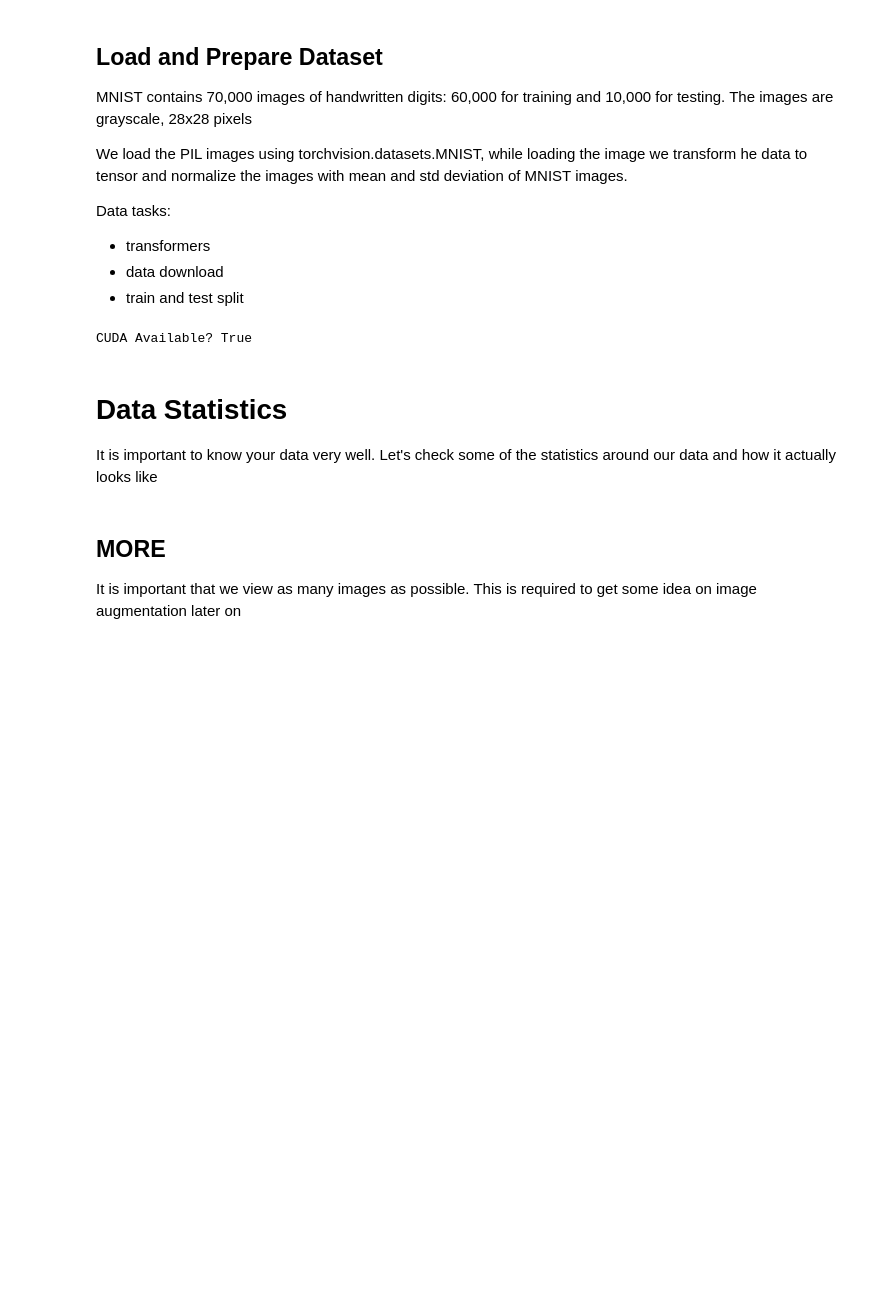
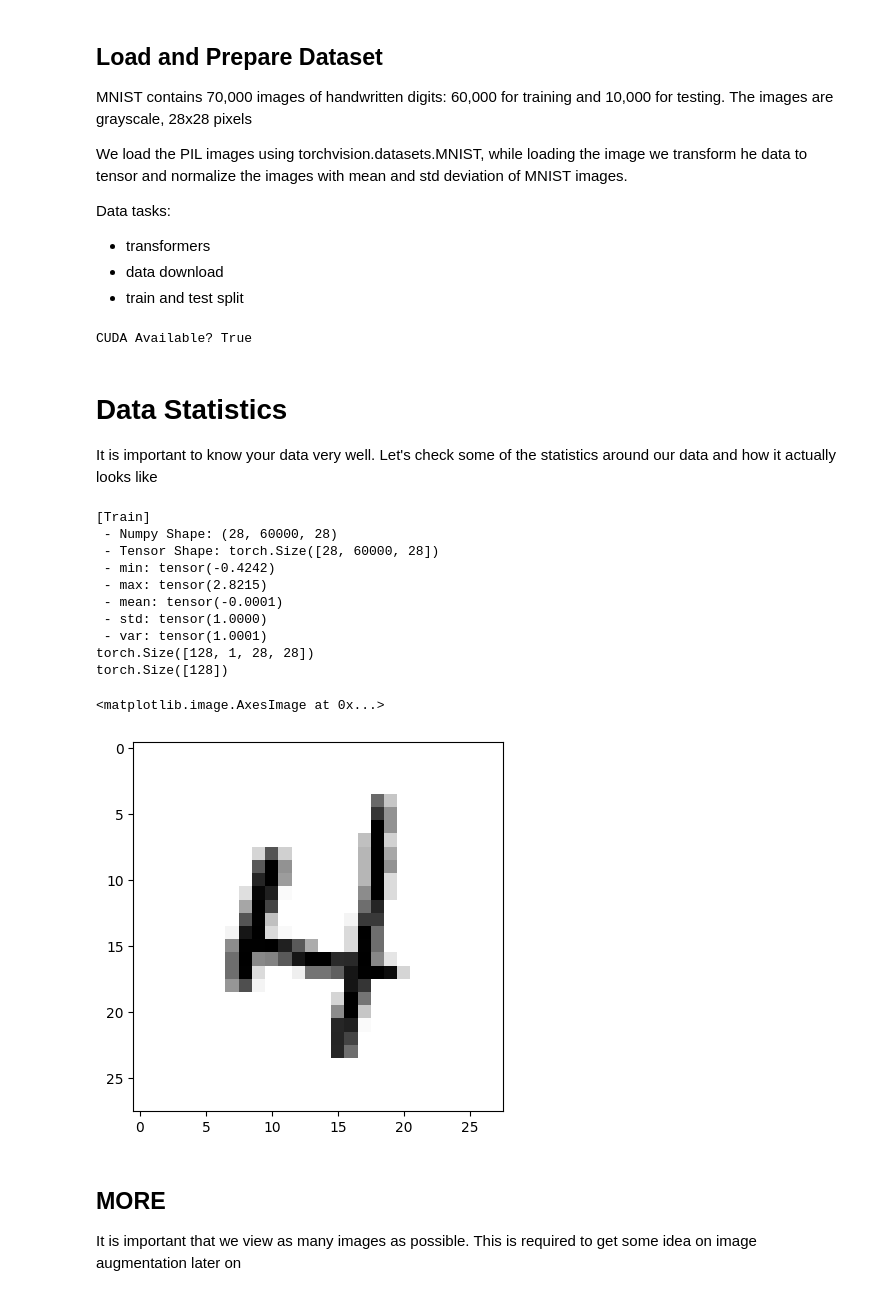
Before and after one commit to pankaja0285/era_v1_session7_pankaja, a Jupyter notebook: era1_S7_4_Fully_Connected_layer.ipynb, the cells around one changed output. Cells and saved outputs as stored; diff of their text form; code cells hidden in the pictures; blank space fills up the shorter version.

```diff
--- a/era1_S7_4_Fully_Connected_layer.ipynb
+++ b/era1_S7_4_Fully_Connected_layer.ipynb
@@ -116,25 +127,38 @@ It is important to know your data very well. Let's check some of the statistics
 # %%
 # We'd need to convert it into Numpy! Remember above we have converted it into tensors already
 train_data = ds_train.train_data
 train_data = ds_train.transform(train_data.numpy())
 
 print('[Train]')
-print(' - Numpy Shape:', ds_train.train_data.cpu().numpy().shape)
-print(' - Tensor Shape:', ds_train.train_data.size())
+print(' - Numpy Shape:', train_data.cpu().numpy().shape)
+print(' - Tensor Shape:', train_data.size())
 print(' - min:', torch.min(train_data))
 print(' - max:', torch.max(train_data))
 print(' - mean:', torch.mean(train_data))
 print(' - std:', torch.std(train_data))
 print(' - var:', torch.var(train_data))
 
-dataiter = iter(train_loader)
-images, labels = dataiter.next()
+# create an iter
+images, labels = next(iter(train_loader))
 
 print(images.shape)
 print(labels.shape)
 
 # visualize
 plt.imshow(images[0].numpy().squeeze(), cmap='gray_r')
+# %% [output]
+[Train]
+ - Numpy Shape: (28, 60000, 28)
+ - Tensor Shape: torch.Size([28, 60000, 28])
+ - min: tensor(-0.4242)
+ - max: tensor(2.8215)
+ - mean: tensor(-0.0001)
+ - std: tensor(1.0000)
+ - var: tensor(1.0001)
+torch.Size([128, 1, 28, 28])
+torch.Size([128])
+<matplotlib.image.AxesImage at 0x...>
+[figure, added]
 # %% [markdown]
 ## MORE
 
```
Also changed, not shown: parts of 10 cells of this notebook, 7 other files.
